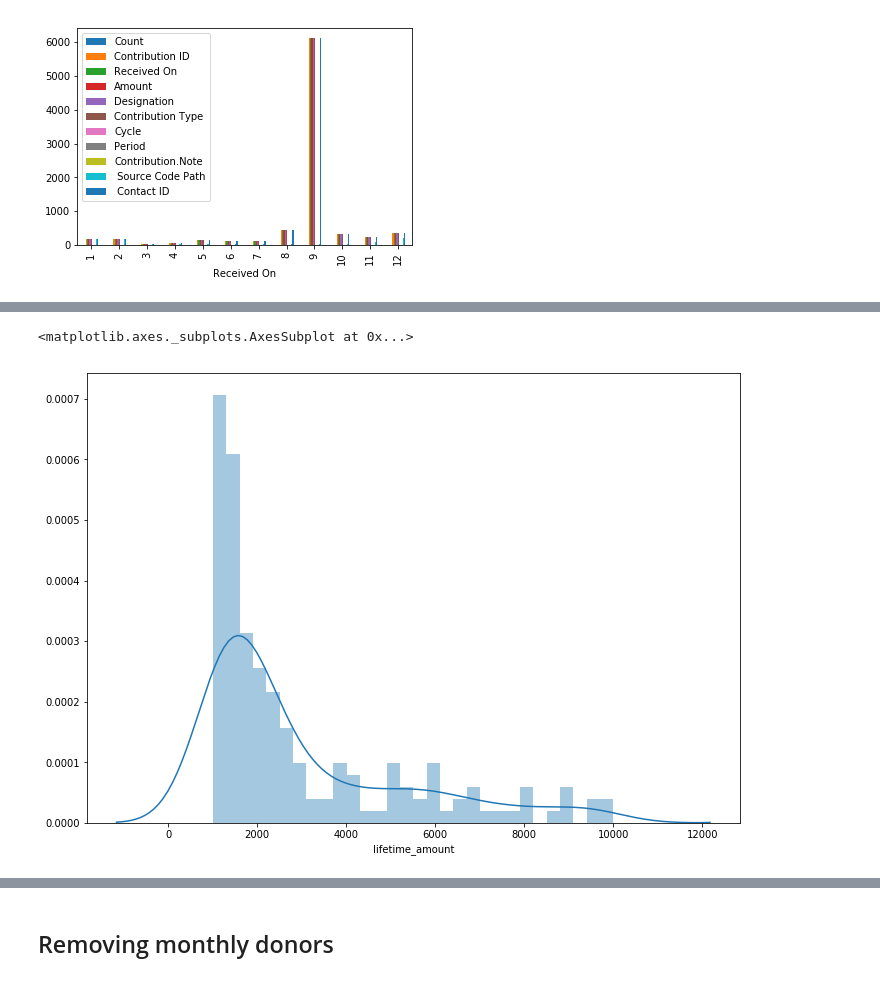
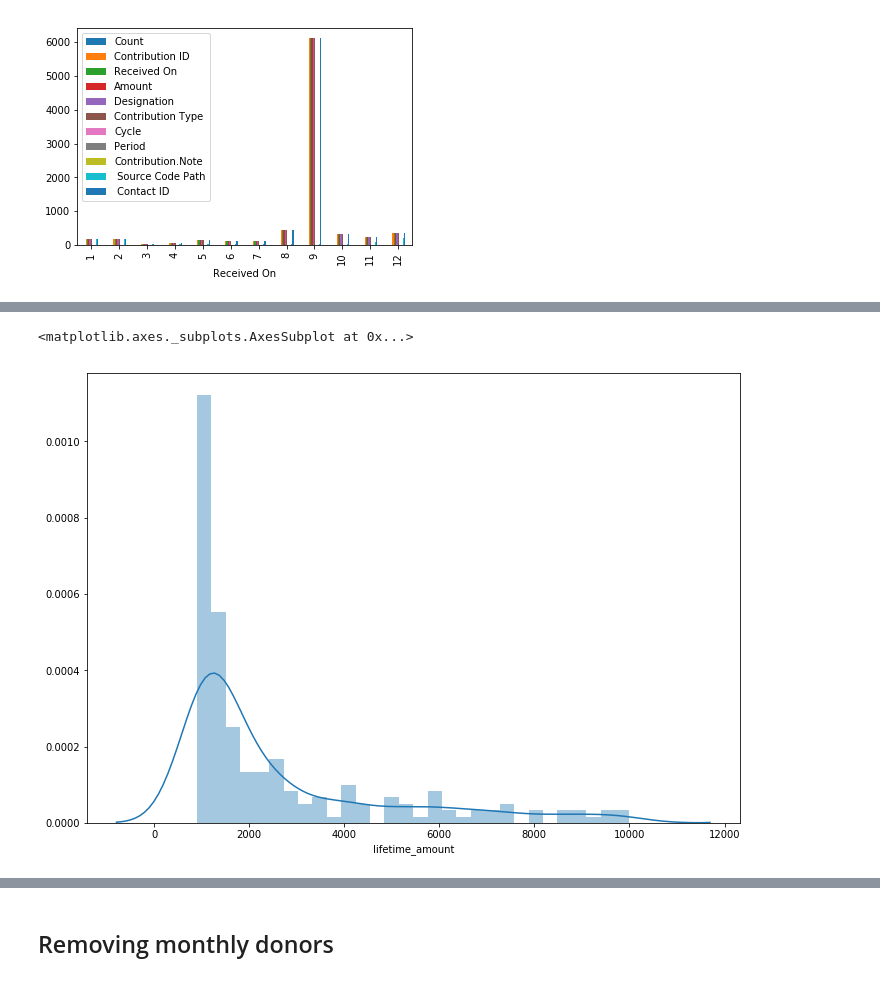
Before and after one commit to thebbennett/data-science-for-nonprofits, a Jupyter notebook: Historical Donor Data Analysis.ipynb, the cells around one changed output, grey strips where cells are left out. Saved outputs shown, nothing was run; the diff lists cells and outputs as text; code cells hidden in the pictures.

Commit message:
removed the indiegogo donors from the analysis

```diff
--- a/Historical Donor Data Analysis.ipynb
+++ b/Historical Donor Data Analysis.ipynb
@@ -142,0 +149,3 @@ c3_clean.groupby(c3_clean["Received On"].dt.month).count().plot(kind="bar")
+# %%
+indiegogo = c3_clean[c3_clean['Received On'].apply(lambda x: x.month == 9)]
+indiegogo.head()
@@ -142,0 +160,3 @@ c3_clean.groupby(c3_clean["Received On"].dt.month).count().plot(kind="bar")
+# %%
+c3_clean = pd.concat([c3_clean, indiegogo]).drop_duplicates(keep=False)
+len(c3_clean)
@@ -142,0 +167,4 @@ c3_clean.groupby(c3_clean["Received On"].dt.month).count().plot(kind="bar")
+# %%
+donors_by_lifetime = c3_clean.groupby([' Contact Name'])['Amount'].sum().sort_values(ascending = False).to_frame()
+donors_by_lifetime.columns = ['lifetime_amount']
+donors_by_lifetime.head(15)
@@ -153,10 +199,10 @@ sns.distplot(donors_100_1000['lifetime_amount'], bins = 30)
 # %%
-donors_1000_10000 = donors_by_lifetime.loc[(donors_by_lifetime["lifetime_amount"] > 1000) & (donors_by_lifetime["lifetime_amount"] <= 10000)]
+donors_900_10000 = donors_by_lifetime.loc[(donors_by_lifetime["lifetime_amount"] > 900) & (donors_by_lifetime["lifetime_amount"] <= 10000)]
 # %%
 a4_dims = (11.7, 8.27)
 fig, ax = plt.subplots(figsize=a4_dims)
 
-sns.distplot(donors_1000_10000['lifetime_amount'], bins = 30)
+sns.distplot(donors_900_10000['lifetime_amount'], bins = 30)
 # %% [output]
 <matplotlib.axes._subplots.AxesSubplot at 0x...>
-[figure, old version]
+[figure, new version]
```
Also changed, not shown: parts of 50 cells of this notebook.
